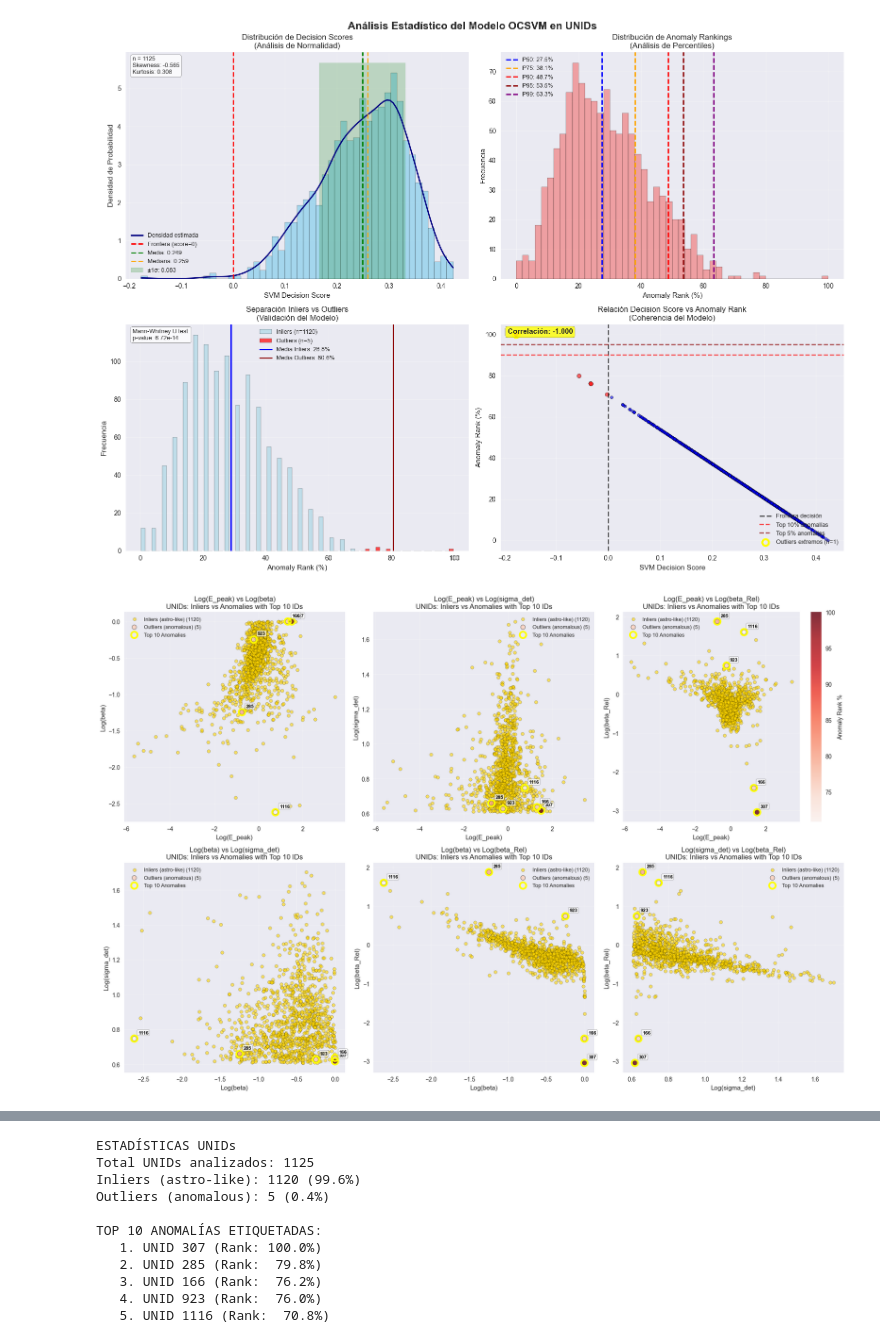
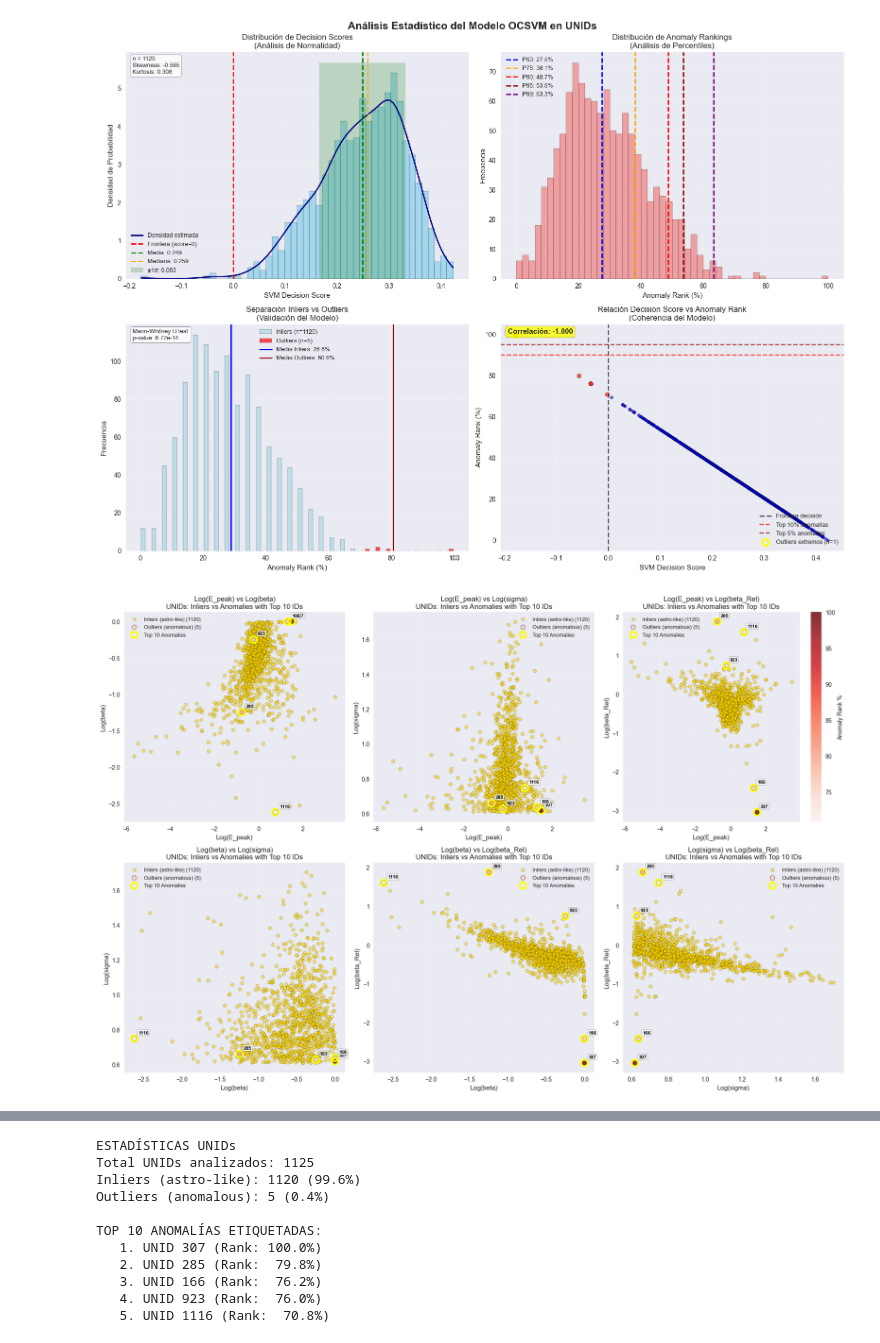
Before and after one commit to martacanirome4/DarkMatter_ML_TFG, a Jupyter notebook: codigo_final/notebooks/OCSVM_4F_astro_pred_unids.ipynb, the cells around one changed output, grey strips where cells are left out. Drawn from its saved outputs; the diff is of its cells as text; code cells hidden in the pictures.

Commit message:
mejoras EDA y preprocesam UNIDs

```diff
--- a/codigo_final/notebooks/OCSVM_4F_astro_pred_unids.ipynb
+++ b/codigo_final/notebooks/OCSVM_4F_astro_pred_unids.ipynb
@@ -456,8 +455,12 @@ plt.show()
 # Importar UNIDs
 # %%
 # Cargar datos UnIDs
-unids_path = "../data/unids_log.txt"
-df_unids = pd.read_csv(unids_path, sep='\s+')
+
+# unids_path = "../data/unids_log.txt"
+unids_path = "../data/unids_transformed_complete.txt"
+
+# df_unids = pd.read_csv(unids_path, sep='\s+')
+df_unids = pd.read_csv(unids_path, sep='\t')
 
 print("Datos UnIDs cargados:")
 print(f"Shape: {df_unids.shape}")
@@ -480,6 +483,6 @@ Columnas disponibles: ['Log(E_peak)', 'Log(beta)', 'Log(sigma_det)', 'Log(beta_R
 # %%
 # Extraer características 4F
-feature_cols = ["Log(E_peak)", "Log(beta)", "Log(sigma_det)", "Log(beta_Rel)"]
+feature_cols = ["Log(E_peak)", "Log(beta)", "Log(sigma)", "Log(beta_Rel)"]
 X_unids = df_unids[feature_cols].values
 
 print(f"Características extraídas: {feature_cols}")
@@ -691,7 +694,7 @@ fig, axes = plt.subplots(2, 3, figsize=(18, 12))
 
 # Todas las combinaciones 2D de las 4 características
 feature_pairs = [(0, 1), (0, 2), (0, 3), (1, 2), (1, 3), (2, 3)]
-feature_names = ['Log(E_peak)', 'Log(beta)', 'Log(sigma_det)', 'Log(beta_Rel)']
+feature_names = ['Log(E_peak)', 'Log(beta)', 'Log(sigma)', 'Log(beta_Rel)']
 
 # Separar inliers y outliers
 inliers_mask = unids_preds == 1
@@ -728,33 +731,33 @@ for idx, (i, j) in enumerate(feature_pairs):
         for unid_idx in top_10_indices:
             x = X_unids[unid_idx, i]
             y = X_unids[unid_idx, j]
 
             # Obtener el número del UNID
             if 'number' in df_unids_results.columns:
                 unid_id = int(df_unids_results.loc[unid_idx, 'number'])
             else:
                 unid_id = unid_idx
 
             # Posicionar texto ligeramente desplazado para evitar solapamiento
             offset_x = (X_unids[:, i].max() - X_unids[:, i].min()) * 0.02
             offset_y = (X_unids[:, j].max() - X_unids[:, j].min()) * 0.02
 
             ax.text(x + offset_x, y + offset_y, str(unid_id),
                    color='black', fontsize=8, fontweight='bold',
                    ha='left', va='bottom',
                    bbox=dict(boxstyle='round,pad=0.2', facecolor='white', alpha=0.7))
 
     # Configuración de ejes y título
     ax.set_xlabel(feature_names[i])
     ax.set_ylabel(feature_names[j])
     ax.set_title(f'{feature_names[i]} vs {feature_names[j]}\n'
                 f'UNIDs: Inliers vs Anomalies with Top 10 IDs')
     ax.legend(fontsize=9)
     ax.grid(True, alpha=0.3)
 
 plt.tight_layout()
 plt.show()
 # %% [output]
-[figure, old version]
+[figure, new version]
 # %%
 # GRID DE VISUALIZACIONES 3D DE UNIDs
```
Also changed, not shown: parts of 6 cells of this notebook, 10 other files.
